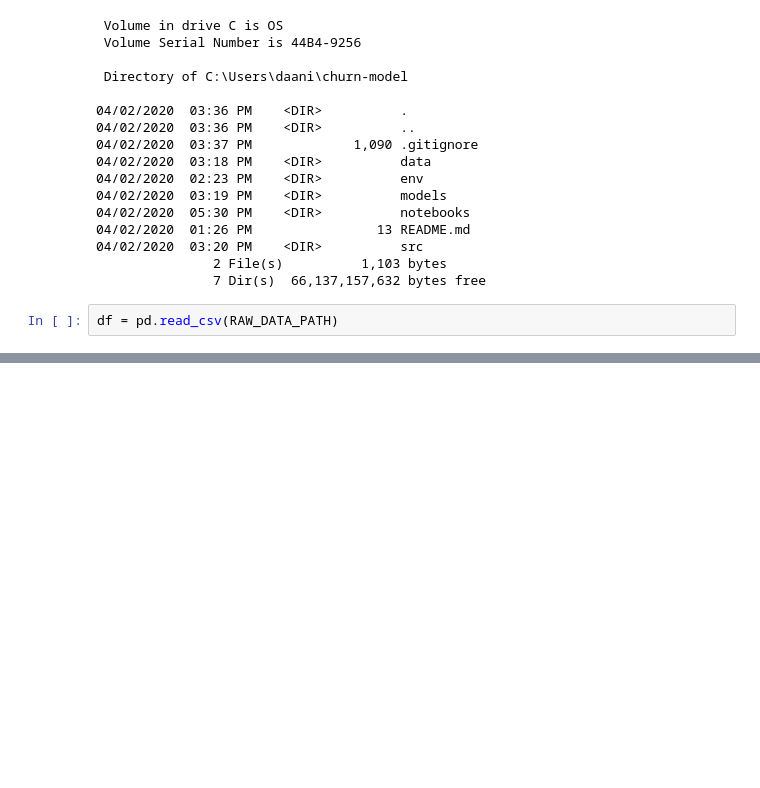
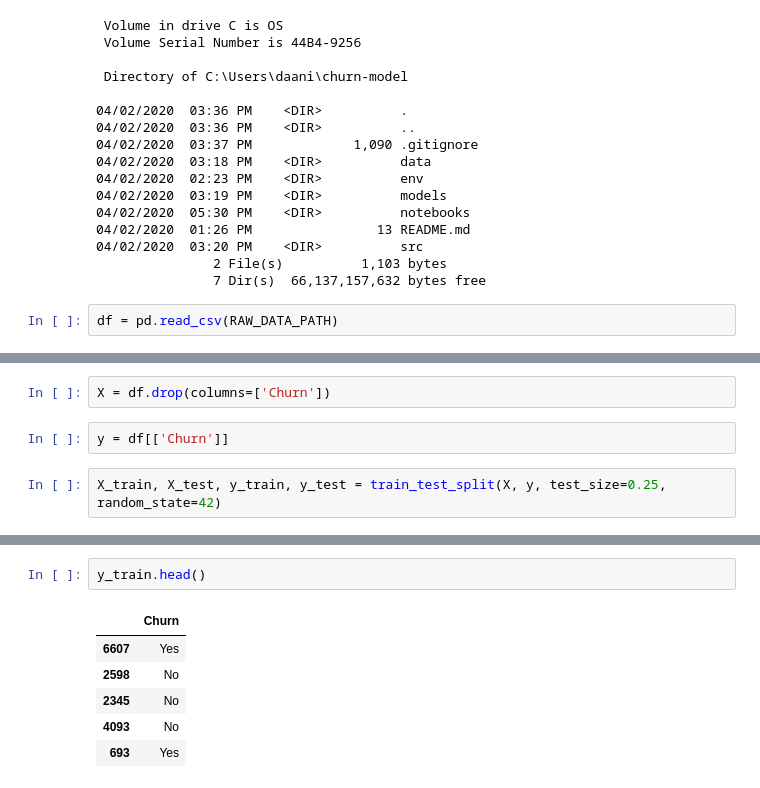
Before and after one commit to daanishrasheed/churn-model, a Jupyter notebook: notebooks/01. Initial Exploratory Data Analysis (EDA).ipynb, the cells around one changed output, grey strips where cells are left out. Cells and saved outputs as stored; diff of their text form; blank space fills up the shorter version.

```diff
--- a/notebooks/01. Initial Exploratory Data Analysis (EDA).ipynb
+++ b/notebooks/01. Initial Exploratory Data Analysis (EDA).ipynb
@@ -54,0 +162,6 @@ df.head()
+# %%
+X = df.drop(columns=['Churn'])
+# %%
+y = df[['Churn']]
+# %%
+X_train, X_test, y_train, y_test = train_test_split(X, y, test_size=0.25, random_state=42)
@@ -54,0 +176,9 @@ df.head()
+# %%
+y_train.head()
+# %% [output]
+|  | Churn |
+| 6607 | Yes |
+| 2598 | No |
+| 2345 | No |
+| 4093 | No |
+| 693 | Yes |
```
Also changed, not shown: parts of 15 cells of this notebook.
